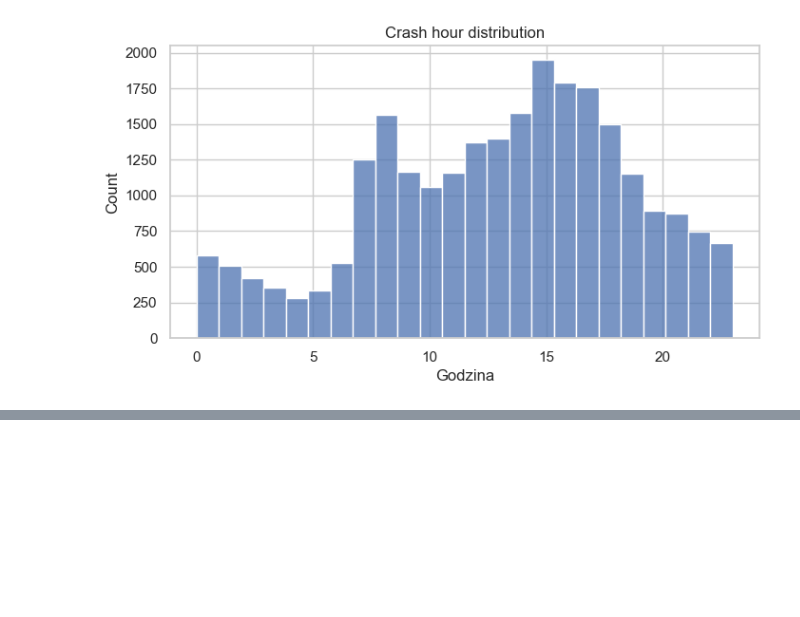
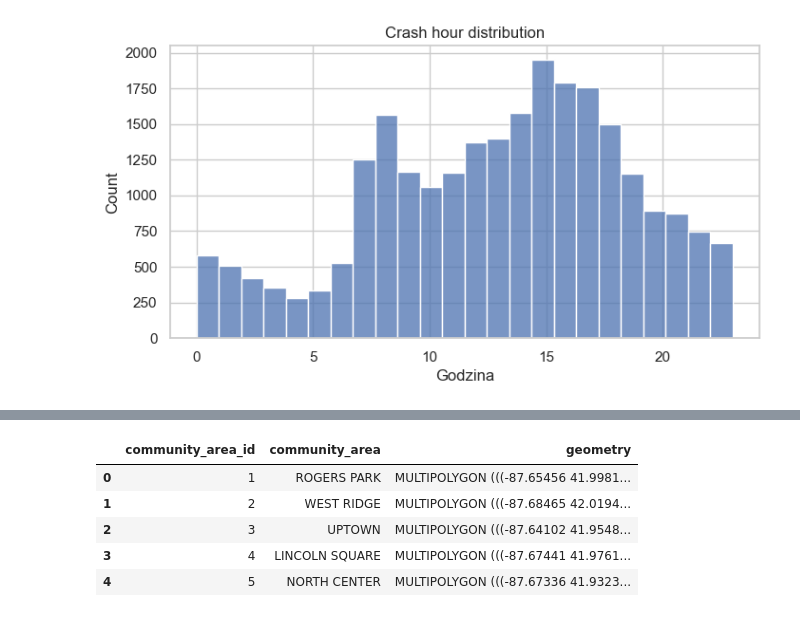
Before and after one commit to Kolo-Naukowe-Data-Science-PW/Spatio-Temporal_Models, a Jupyter notebook: experiments/chicago_baselines.ipynb, the cells around one changed output, grey strips where cells are left out. Drawn from its saved outputs; the diff is of its cells as text; code cells hidden in the pictures; blank space fills up the shorter version.

```diff
--- a/experiments/chicago_baselines.ipynb
+++ b/experiments/chicago_baselines.ipynb
@@ -107,0 +112,34 @@ plt.show()
+# %%
+community_url = "https://data.cityofchicago.org/resource/igwz-8jzy.geojson"
+
+areas = gpd.read_file(community_url)
+areas.columns = [c.lower() for c in areas.columns]
+
+if set(areas.columns) == {"geometry"}:
+    geo = requests.get(community_url, timeout=60).json()
+    areas = gpd.GeoDataFrame.from_features(geo["features"], crs="EPSG:4326")
+    areas.columns = [c.lower() for c in areas.columns]
+
+areas = areas.to_crs("EPSG:4326")
+
+id_col_candidates = ["area_numbe", "area_number", "area_num", "area_num_1"]
+name_col_candidates = ["community", "community_area", "community_name", "area_name", "comarea", "comarea_name", "name"]
+
+id_col = next((c for c in id_col_candidates if c in areas.columns), None)
+name_col = next((c for c in name_col_candidates if c in areas.columns), None)
+
+if id_col is None or name_col is None:
+    raise ValueError(f"Missing expected columns in community areas: {areas.columns}")
+
+areas = areas.rename(columns={id_col: "community_area_id", name_col: "community_area"})
+areas["community_area_id"] = pd.to_numeric(areas["community_area_id"], errors="coerce").astype("Int64")
+
+areas = areas[["community_area_id", "community_area", "geometry"]].dropna(subset=["community_area_id"])
+areas.head()
+# %% [output]
+|  | community_area_id | community_area | geometry |
+| 0 | 1 | ROGERS PARK | MULTIPOLYGON (((-87.65456 41.9981... |
+| 1 | 2 | WEST RIDGE | MULTIPOLYGON (((-87.68465 42.0194... |
+| 2 | 3 | UPTOWN | MULTIPOLYGON (((-87.64102 41.9548... |
+| 3 | 4 | LINCOLN SQUARE | MULTIPOLYGON (((-87.67441 41.9761... |
+| 4 | 5 | NORTH CENTER | MULTIPOLYGON (((-87.67336 41.9323... |
```
Also changed, not shown: parts of 12 cells of this notebook.
